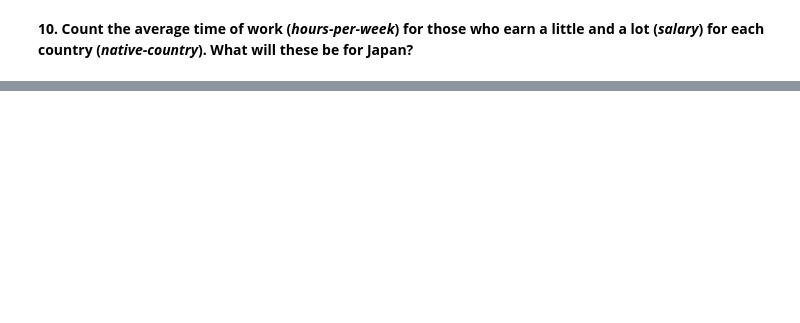
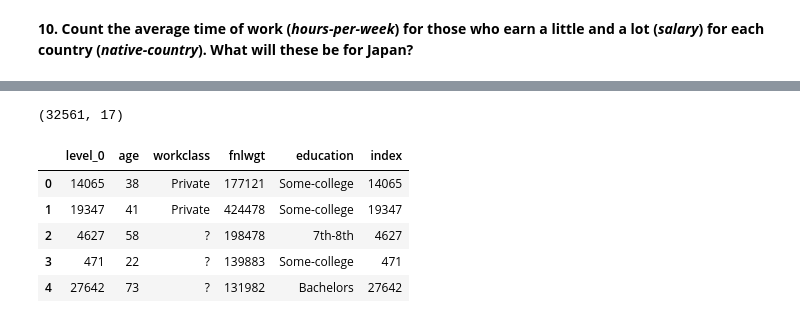
Before and after one commit to hexagramg/tmo, a Jupyter notebook: lab2/assignment01_pandas_uci_adult.ipynb, the cells around one changed output, grey strips where cells are left out. Saved outputs shown, nothing was run; the diff lists cells and outputs as text; code cells hidden in the pictures; blank space fills up the shorter version.

```diff
--- a/lab2/assignment01_pandas_uci_adult.ipynb
+++ b/lab2/assignment01_pandas_uci_adult.ipynb
@@ -165,0 +196,8 @@ data[(data['salary']=='>50K') & (data['marital-status'].str.contains('Married'))
+# %%
+data.shape
+# %% [output]
+(32561, 17)
+# %%
+data['indexx'] = data.index
+# %%
+dataLeft = pd.DataFrame([data['age'],data['workclass'],data['fnlwgt'], data['education'],data['indexx']]).T
@@ -165,0 +206,12 @@ data[(data['salary']=='>50K') & (data['marital-status'].str.contains('Married'))
+# %%
+dataLeft = dataLeft.sample(frac=1).reset_index()
+dataRight = dataRight.sample(frac=1).reset_index()
+# %%
+dataLeft
+# %% [output]
+|  | level_0 | age | workclass | fnlwgt | education | index |
+| 0 | 14065 | 38 | Private | 177121 | Some-college | 14065 |
+| 1 | 19347 | 41 | Private | 424478 | Some-college | 19347 |
+| 2 | 4627 | 58 | ? | 198478 | 7th-8th | 4627 |
+| 3 | 471 | 22 | ? | 139883 | Some-college | 471 |
+| 4 | 27642 | 73 | ? | 131982 | Bachelors | 27642 |
```
Also changed, not shown: parts of 19 cells of this notebook.
